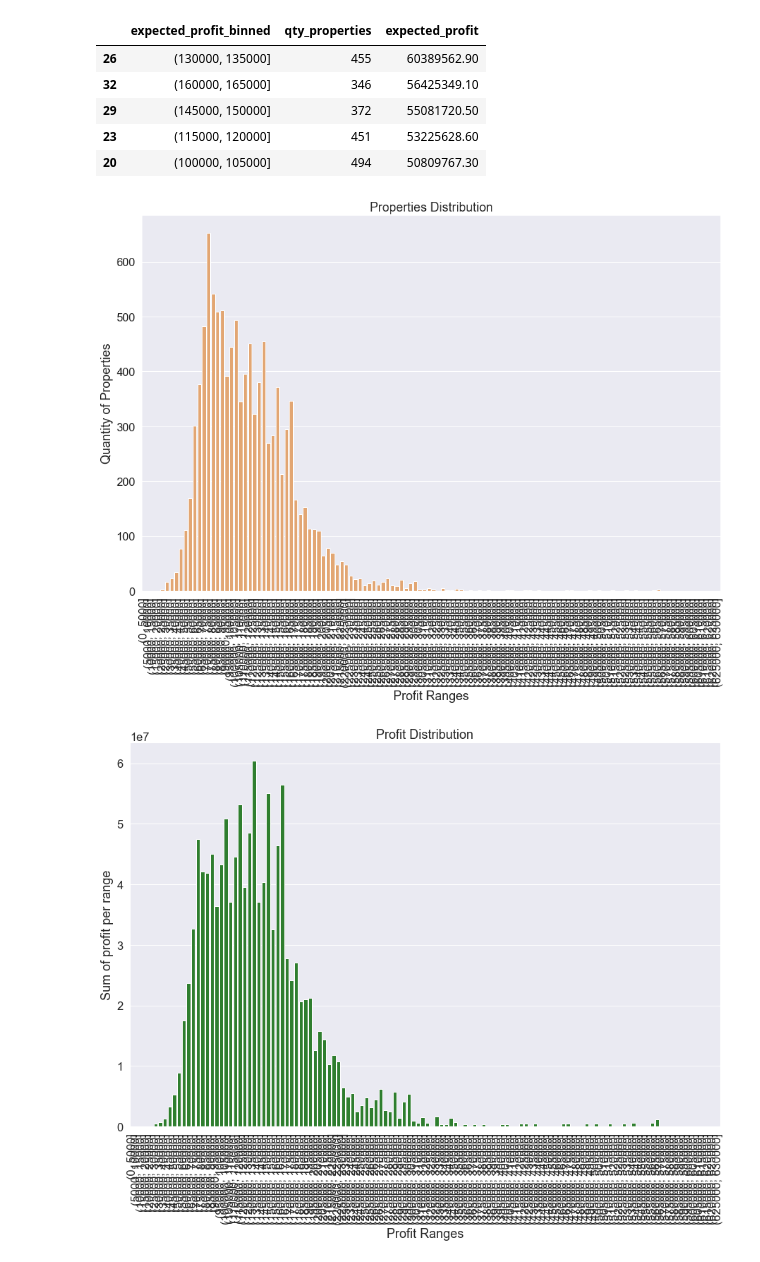
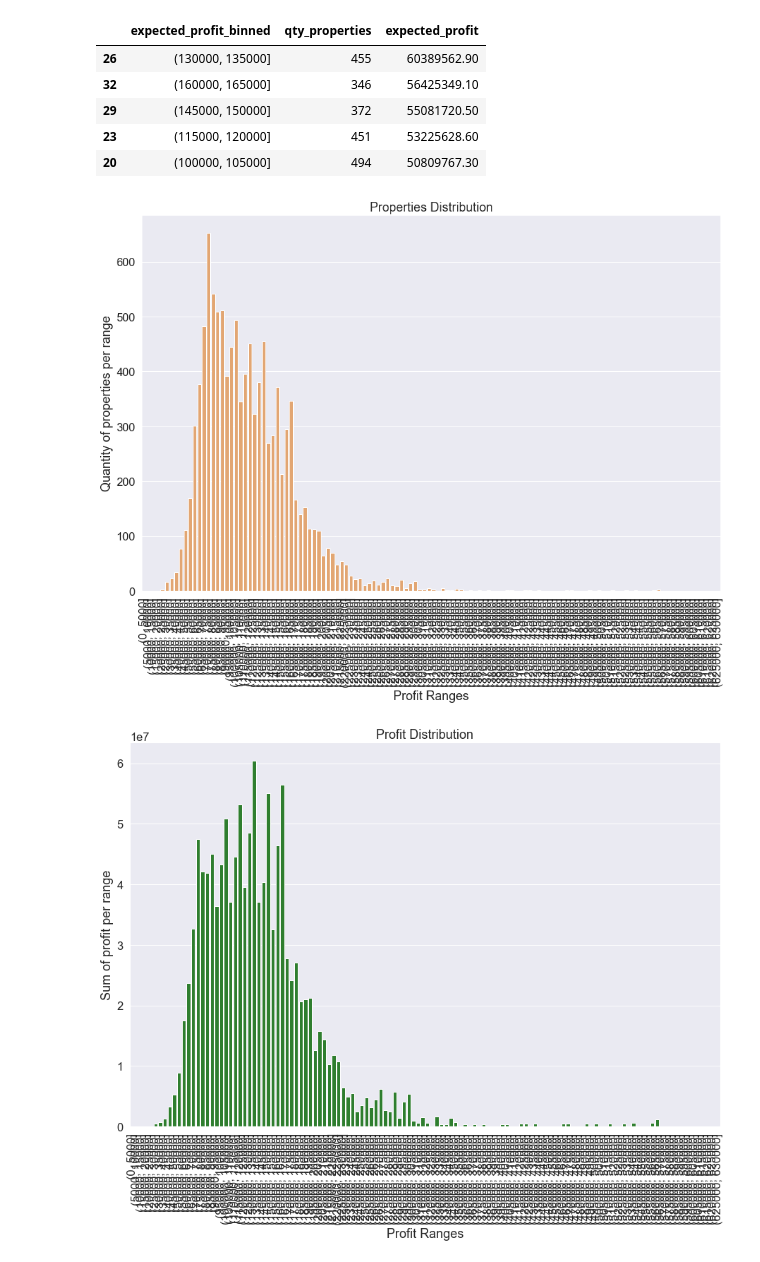
Before and after one commit to marianaborgal/P001_RealEstate_Insights, a Jupyter notebook: notebooks/P001_RealSate_Insights_v4_Conclusion.ipynb, the cells around one changed output. Cells and saved outputs as stored; diff of their text form; code cells hidden in the pictures.

```diff
--- a/notebooks/P001_RealSate_Insights_v4_Conclusion.ipynb
+++ b/notebooks/P001_RealSate_Insights_v4_Conclusion.ipynb
@@ -628,12 +631,12 @@ a1.sort_values('expected_profit', ascending=False).head()
 # %%
 # id_distribution
 p1 = sns.barplot(data=a1, x='expected_profit_binned', y='qty_properties', color='sandybrown')
 p1.set_title('Properties Distribution')
 p1.set_xlabel('Profit Ranges')
-p1.set_ylabel('Quantity of Properties')
+p1.set_ylabel('Quantity of properties per range')
 plt.xticks(rotation=90);
 # %% [output]
-[figure, old version]
+[figure, new version]
 # %%
 # profit_distribution
 p2 = sns.barplot(data=a1, x='expected_profit_binned', y='expected_profit', color='forestgreen');
```
Also changed, not shown: parts of 31 cells of this notebook, 3 other files.
